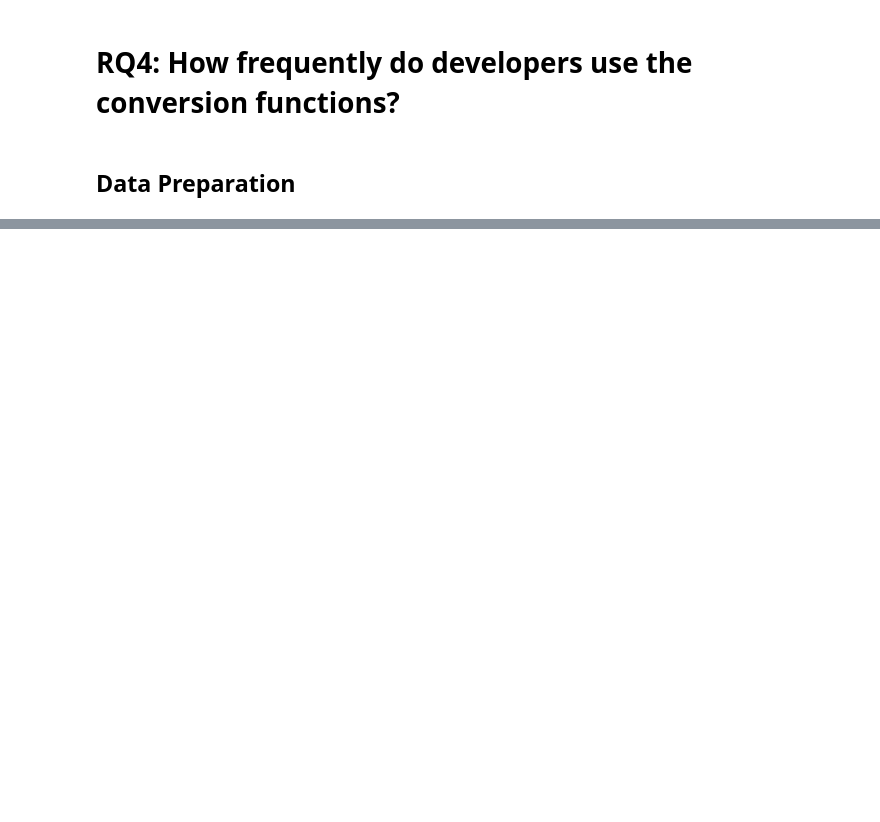
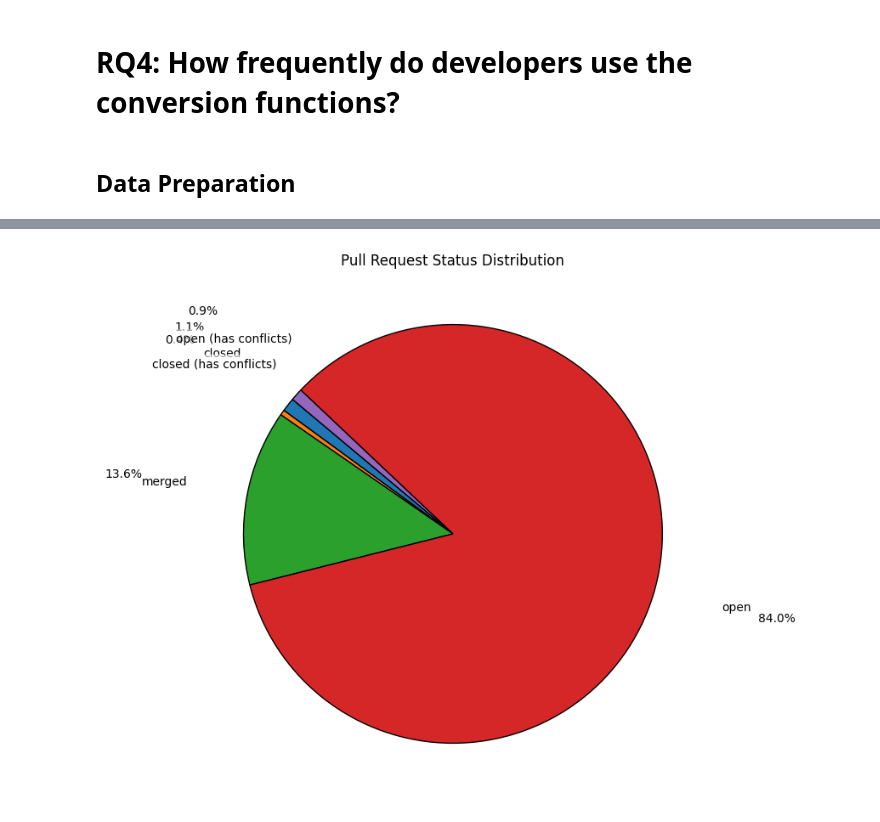
Before and after one commit to s2e-lab/model-evolution, a Jupyter notebook: scripts/notebooks/rq4_analysis.ipynb, the cells around one changed output, grey strips where cells are left out. Cells and saved outputs as stored; diff of their text form; code cells hidden in the pictures; blank space fills up the shorter version.

```diff
--- a/scripts/notebooks/rq4_analysis.ipynb
+++ b/scripts/notebooks/rq4_analysis.ipynb
@@ -177,0 +141,60 @@ plt.show()
+# %%
+import matplotlib.pyplot as plt
+import pandas as pd
+import numpy as np
+
+# Calculate the status distribution and convert to DataFrame
+status_distribution = df['status'].value_counts().reset_index()
+status_distribution.columns = ['status', 'count']
+
+# Sort by status alphabetically, then by count
+status_distribution = status_distribution.sort_values(by=['status', 'count'], ascending=[True, False])
+
+# Convert back to Series for plotting
+status_distribution = status_distribution.set_index('status')['count']
+
+# Plot the pie chart
+fig, ax = plt.subplots(figsize=(8, 8))
+wedges, texts = ax.pie(
+    status_distribution,
+    wedgeprops={'linewidth': 1, 'edgecolor': 'black'},
+    startangle=140  # Optional: set starting angle for better orientation
+)
+
+# Add labels and percentages outside the pie chart
+for i, (wedge, label) in enumerate(zip(wedges, status_distribution.index)):
+    # Calculate angle for positioning
+    angle = (wedge.theta2 - wedge.theta1) / 2.0 + wedge.theta1
+    x = np.cos(np.deg2rad(angle))
+    y = np.sin(np.deg2rad(angle))
+
+    # Position label and percentage slightly further out to prevent overlap
+    percentage = f"{status_distribution.iloc[i] / status_distribution.sum() * 100:.1f}%"
+
+    # Annotate label
+    ax.annotate(
+        label,
+        xy=(x, y),
+        xytext=(1.4 * x, 1.4 * y),  # Further out for labels
+        ha='center',
+        va='center',
+        fontsize=10,
+        color='black',
+        bbox=dict(boxstyle="round,pad=0.3", edgecolor='none', facecolor='white', alpha=0.6)  # Background box for readability
+    )
+
+    # Annotate percentage
+    ax.annotate(
+        percentage,
+        xy=(x, y),
+        xytext=(1.6 * x, 1.6 * y),  # Further out for percentages
+        ha='center',
+        va='center',
+        fontsize=10,
+        color='black'
+    )
+
+plt.title('Pull Request Status Distribution')
+plt.show()
+# %% [output]
+[figure, added]
```
Also changed, not shown: parts of 11 cells of this notebook, 1 other file.
